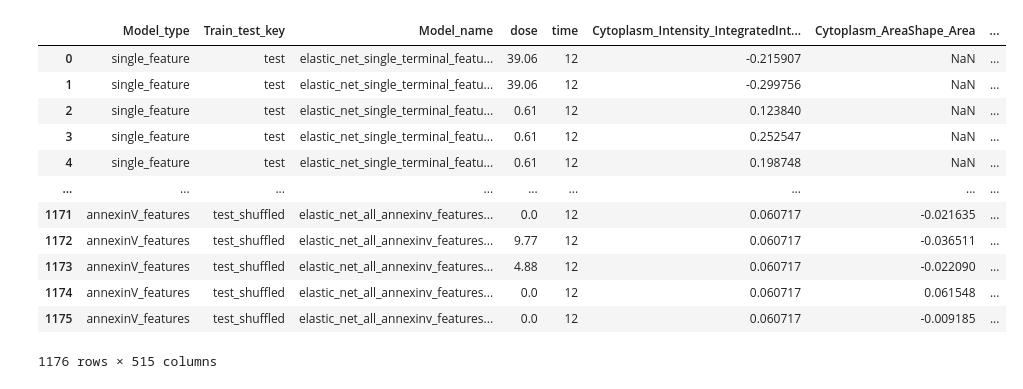
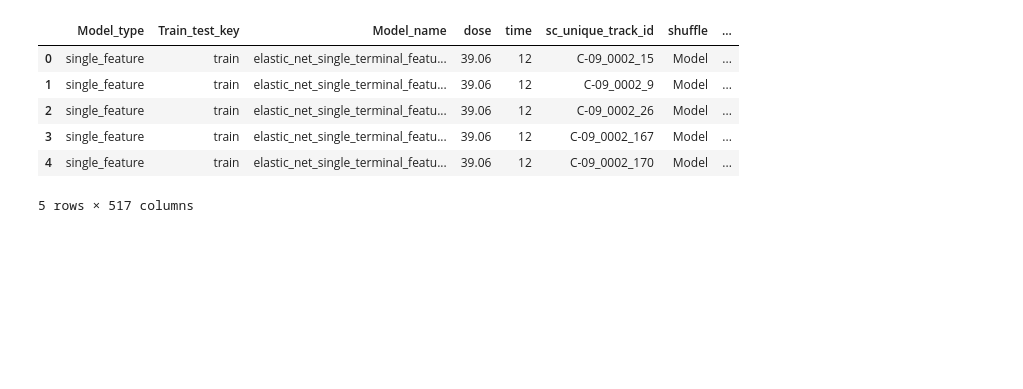
Before and after one commit to MikeLippincott/live_cell_timelapse_apoptosis_analysis, a Jupyter notebook: 7.sc_timelapse_model/notebooks/3.model_testing.ipynb, the cells around one changed output. Cells and saved outputs as stored; diff of their text form; code cells hidden in the pictures; blank space fills up the shorter version.

```diff
--- a/7.sc_timelapse_model/notebooks/3.model_testing.ipynb
+++ b/7.sc_timelapse_model/notebooks/3.model_testing.ipynb
@@ -144 +135,21 @@ testing_df_y shape: (294, 545) 294
+# %%
+train_x_metadata = [x for x in sc_train_X_df.columns if "Metadata" in x]
+train_y_metadata = [y for y in sc_train_y_df.columns if "Metadata" in y]
+train_X_features = [x for x in sc_train_X_df.columns if x not in train_x_metadata]
+train_y_features = [y for y in sc_train_y_df.columns if y not in train_y_metadata]
+
+train_x_shuffled_metadata = [
+    x for x in sc_train_X_df_shuffled.columns if "Metadata" in x
+]
+train_y_shuffled_metadata = [y for y in sc_train_y_df.columns if "Metadata" in y]
+train_x_shuffled_features = [
+    x for x in sc_train_X_df_shuffled.columns if x not in train_x_shuffled_metadata
+]
+
+train_df_x_metadata = sc_train_X_df[train_x_metadata]
+train_df_y_metadata = sc_train_y_df[train_y_metadata]
+train_df_x_features = sc_train_X_df[train_X_features]
+train_df_y_features = sc_train_y_df[train_y_features]
+train_df_x_shuffled_metadata = sc_train_X_df_shuffled[train_x_shuffled_metadata]
+train_df_x_shuffled_features = sc_train_X_df_shuffled[train_x_shuffled_features]
 # %%
@@ -213,35 +259,40 @@ for model_type in dict_of_train_tests.keys():
     for train_test_key, train_test_data in tqdm.tqdm(
         dict_of_train_tests[model_type].items()
     ):
-        print(f"Training model for {train_test_key}...{model_type}")
+        print(f"Testing model for {train_test_key}...{model_type}")
         X = train_test_data["X"]
         y = train_test_data["y"]
         x_metadata = dict_of_train_tests[model_type][train_test_key]["x_metadata"]
         y_metadata = dict_of_train_tests[model_type][train_test_key]["y_metadata"]
         # find the number of NaNs
-        num_nans_X = X.isna().sum().sum()
-        num_nans_y = y.isna().sum().sum()
         with warnings.catch_warnings():
             warnings.filterwarnings("ignore", category=ConvergenceWarning)
             y_pred = dict_of_train_tests[model_type][train_test_key]["model"].predict(X)
-        print(f"y_pred shape: {y_pred.shape}")
-        print(f"y shape: {y.shape}")
         r2 = r2_score(y, y_pred)
         evs = explained_variance_score(y, y_pred)
         mae = mean_absolute_error(y, y_pred)
         mse = mean_squared_error(y, y_pred)
         rmse = np.sqrt(mse)
+        if "shuffle" in train_test_key:
+            shuffle = "Shuffled baseline"
+        else:
+            shuffle = "Model"
         print(
             f"R2: {r2:.4f}, Explained Variance Score: {evs:.4f}, MAE: {mae:.4f}, MSE: {mse:.4f}, RMSE: {rmse:.4f}"
         )
         predictions_df = pd.DataFrame(
-            y_pred, columns=y.columns if len(y.shape) > 1 else [y.name]
+            y_pred,
+            columns=dict_of_train_tests[model_type][train_test_key]["y_column_names"],
         )
         predictions_df.insert(0, "Model_type", model_type)
         predictions_df.insert(1, "Train_test_key", train_test_key)
         predictions_df.insert(2, "Model_name", train_test_data["model_name"])
         predictions_df.insert(3, "dose", x_metadata["Metadata_dose"].values)
         predictions_df.insert(4, "time", x_metadata["Metadata_Time"].values)
+        predictions_df.insert(
+            5, "sc_unique_track_id", x_metadata["Metadata_sc_unique_track_id"].values
+        )
+        predictions_df.insert(6, "shuffle", shuffle)
         stats_df = pd.DataFrame(
             {
                 "model_type": [model_type],
@@ -254,6 +305,7 @@ for model_type in dict_of_train_tests.keys():
                 "rmse": [rmse],
             }
         )
+        stats_df.insert(0, "shuffle", shuffle)
         prediction_df_list.append(predictions_df)
         stats_df_list.append(stats_df)
 # %% [output]
@@ -276,21 +328,15 @@ R2: -0.0048, Explained Variance Score: -0.0001, MAE: 0.7820, MSE: 1.2467, RMSE:
 # %%
 predictions_df = pd.concat(prediction_df_list, axis=0).reset_index(drop=True)
 stats_df = pd.concat(stats_df_list, axis=0).reset_index(drop=True)
-predictions_df
+predictions_df.head()
 # %% [output]
-|  | Model_type | Train_test_key | Model_name | dose | time | Cytoplasm_Intensity_IntegratedInt... | Cytoplasm_AreaShape_Area | ... |
-| 0 | single_feature | test | elastic_net_single_terminal_featu... | 39.06 | 12 | -0.215907 | NaN | ... |
-| 1 | single_feature | test | elastic_net_single_terminal_featu... | 39.06 | 12 | -0.299756 | NaN | ... |
-| 2 | single_feature | test | elastic_net_single_terminal_featu... | 0.61 | 12 | 0.123840 | NaN | ... |
-| 3 | single_feature | test | elastic_net_single_terminal_featu... | 0.61 | 12 | 0.252547 | NaN | ... |
-| 4 | single_feature | test | elastic_net_single_terminal_featu... | 0.61 | 12 | 0.198748 | NaN | ... |
-| ... | ... | ... | ... | ... | ... | ... | ... | ... |
-| 1171 | annexinV_features | test_shuffled | elastic_net_all_annexinv_features... | 0.0 | 12 | 0.060717 | -0.021635 | ... |
-| 1172 | annexinV_features | test_shuffled | elastic_net_all_annexinv_features... | 9.77 | 12 | 0.060717 | -0.036511 | ... |
-| 1173 | annexinV_features | test_shuffled | elastic_net_all_annexinv_features... | 4.88 | 12 | 0.060717 | -0.022090 | ... |
-| 1174 | annexinV_features | test_shuffled | elastic_net_all_annexinv_features... | 0.0 | 12 | 0.060717 | 0.061548 | ... |
-| 1175 | annexinV_features | test_shuffled | elastic_net_all_annexinv_features... | 0.0 | 12 | 0.060717 | -0.009185 | ... |
+|  | Model_type | Train_test_key | Model_name | dose | time | sc_unique_track_id | shuffle | ... |
+| 0 | single_feature | train | elastic_net_single_terminal_featu... | 39.06 | 12 | C-09_0002_15 | Model | ... |
+| 1 | single_feature | train | elastic_net_single_terminal_featu... | 39.06 | 12 | C-09_0002_9 | Model | ... |
+| 2 | single_feature | train | elastic_net_single_terminal_featu... | 39.06 | 12 | C-09_0002_26 | Model | ... |
+| 3 | single_feature | train | elastic_net_single_terminal_featu... | 39.06 | 12 | C-09_0002_167 | Model | ... |
+| 4 | single_feature | train | elastic_net_single_terminal_featu... | 39.06 | 12 | C-09_0002_170 | Model | ... |
-1176 rows × 515 columns
+5 rows × 517 columns
 # %%
 # save the predictions
 predictions_file_path = results_dir / "model_test_predictions.parquet"
```
Also changed, not shown: parts of 18 cells of this notebook, 5 other files.
